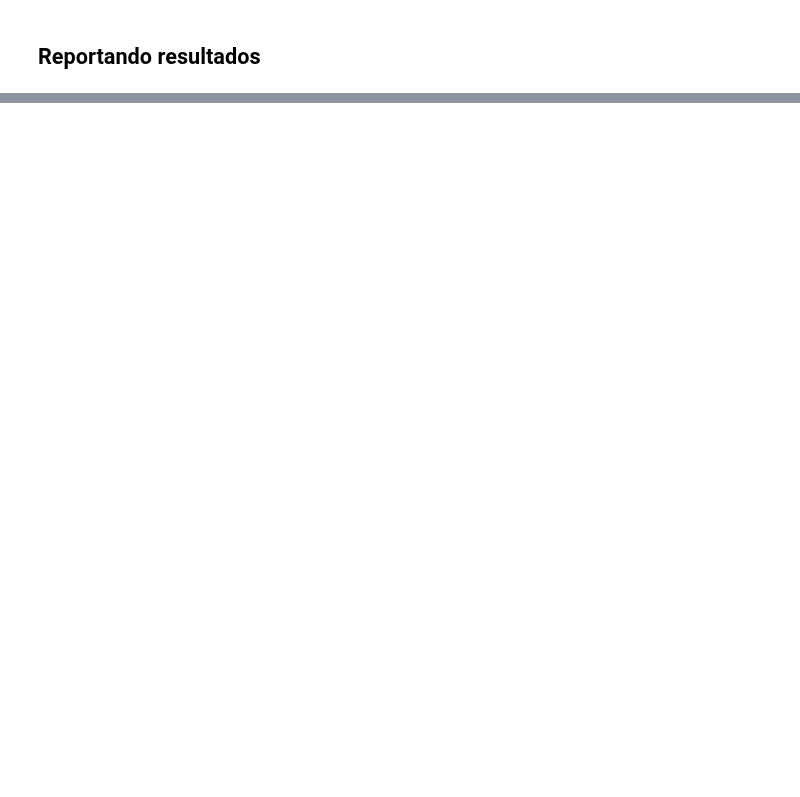
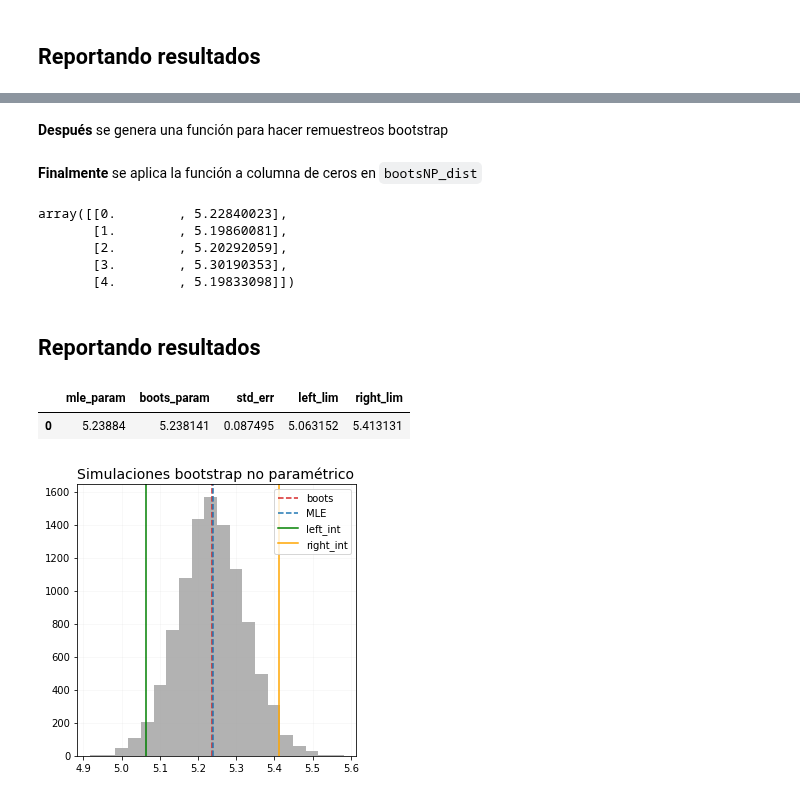
Before and after one commit to CAMM961001/itam-mcd, a Jupyter notebook: fundamentos-estadisticos/libros/07_max_verosim_boots_param.ipynb, the cells around one changed output, grey strips where cells are left out. Saved outputs shown, nothing was run; the diff lists cells and outputs as text; code cells hidden in the pictures; blank space fills up the shorter version.

```diff
--- a/fundamentos-estadisticos/libros/07_max_verosim_boots_param.ipynb
+++ b/fundamentos-estadisticos/libros/07_max_verosim_boots_param.ipynb
@@ -146,0 +153,5 @@ plt.show()
+# %%
+bootsNP_dist = np.arange(0, k)
+bootsNP_dist = np.vstack((bootsNP_dist, np.zeros(shape=(k,)) )).T
+
+bootsNP_dist
@@ -146,0 +166,47 @@ plt.show()
+# %% [markdown]
+**Después** se genera una función para hacer remuestreos bootstrap
+# %%
+def boots_NoParam(x): return np.random.choice(a=X, size=n, replace=True).mean()
+# %% [markdown]
+**Finalmente** se aplica la función a columna de ceros en `bootsNP_dist`
+# %%
+bootsNP_dist[:,1] = np.vectorize(boots_NoParam)(bootsNP_dist[:,1])
+bootsNP_dist[:5]
+# %% [output]
+array([[0.        , 5.22840023],
+       [1.        , 5.19860081],
+       [2.        , 5.20292059],
+       [3.        , 5.30190353],
+       [4.        , 5.19833098]])
+# %% [markdown]
+## Reportando resultados
+# %%
+results_NP = {'mle_param': [theta_bar],
+           'boots_param': [bootsNP_dist[:,1].mean()],
+           'std_err': [bootsNP_dist[:,1].std()],
+           'left_lim': [bootsNP_dist[:,1].mean() - 2*bootsNP_dist[:,1].std()],
+           'right_lim': [bootsNP_dist[:,1].mean() + 2*bootsNP_dist[:,1].std()]}
+
+pd.DataFrame(results_NP)
+# %% [output]
+|  | mle_param | boots_param | std_err | left_lim | right_lim |
+| 0 | 5.23884 | 5.238141 | 0.087495 | 5.063152 | 5.413131 |
+# %%
+fig, ax = plt.subplots(figsize=(5,5))
+
+#Contenido de figura
+ax.hist(x=bootsNP_dist[:,1], bins=20, color='grey', alpha=0.6)
+ax.axvline(x=results_NP['boots_param'], ymin=0, ymax=1, color='tab:red', linestyle='--', label='boots')
+ax.axvline(x=results_NP['mle_param'], ymin=0, ymax=1, color='tab:blue', linestyle='--', label='MLE')
+ax.axvline(x=results_NP['left_lim'], ymin=0, ymax=1, color='green', label='left_int')
+ax.axvline(x=results_NP['right_lim'], ymin=0, ymax=1, color='orange', label='right_int')
+
+
+#Anotaciones y estilo
+ax.set_title("Simulaciones bootstrap no paramétrico", fontsize=14, loc='left')
+ax.grid(alpha=0.1)
+ax.legend()
+
+plt.show()
+# %% [output]
+[figure, added]
```
Also changed, not shown: parts of 10 cells of this notebook.
